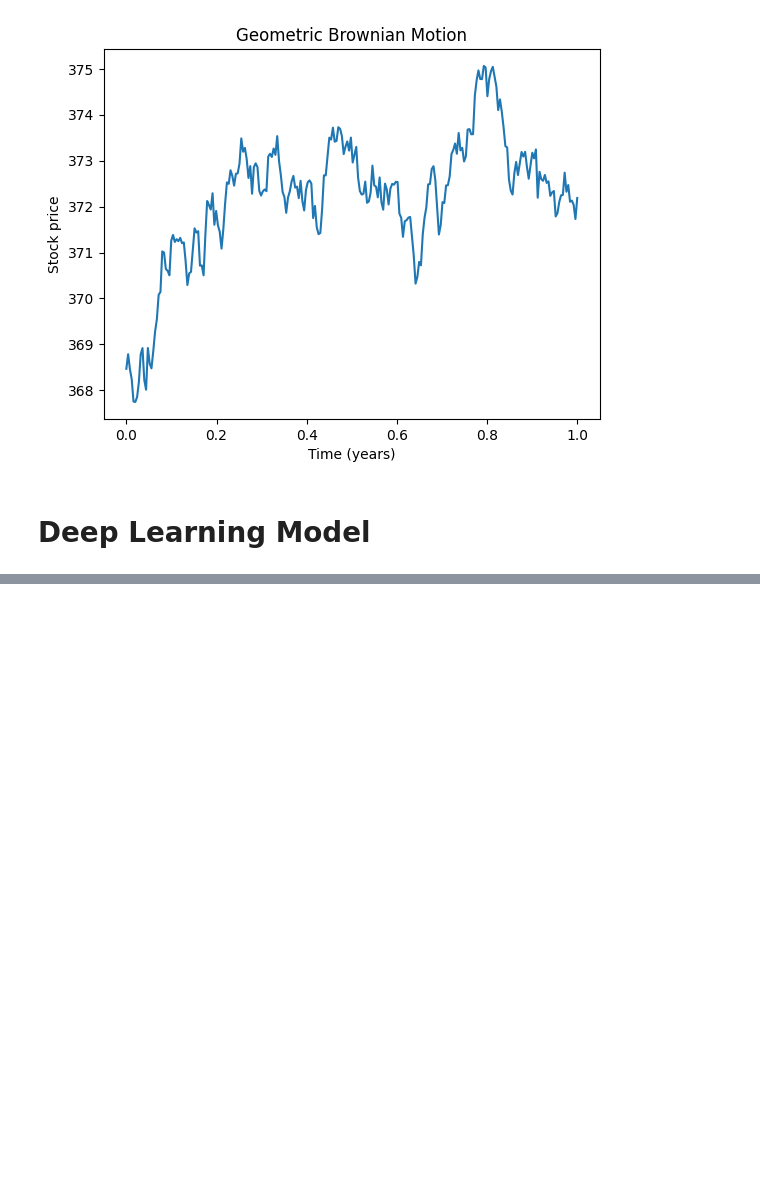
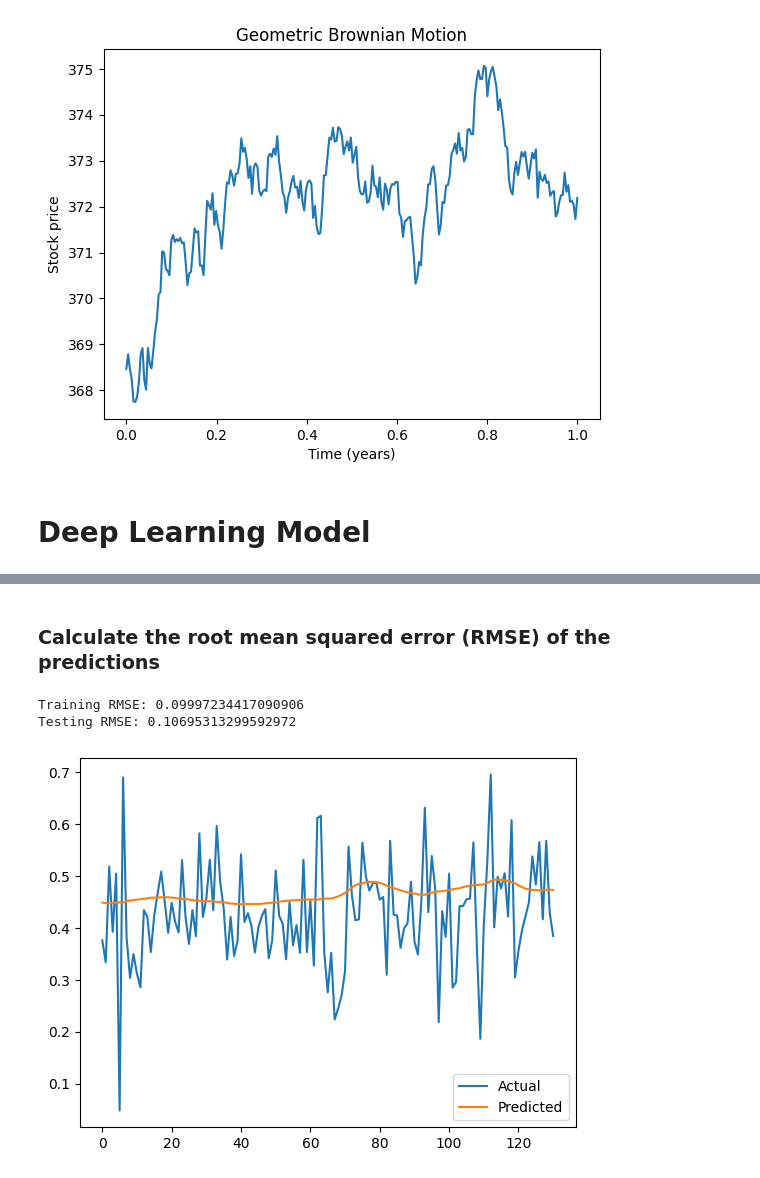
Before and after one commit to imostafizur/DSEBD_Prediction, a Jupyter notebook: GP.ipynb, the cells around one changed output, grey strips where cells are left out. Saved outputs shown, nothing was run; the diff lists cells and outputs as text; code cells hidden in the pictures; blank space fills up the shorter version.

Commit message:
Error fixed

```diff
--- a/GP.ipynb
+++ b/GP.ipynb
@@ -600,0 +620,4 @@ SyntaxError: incomplete input (2589954658.py, line 4)
+# %%
+time_steps = 60
+X_train, y_train = create_dataset(train_data, time_steps)
+X_test, y_test = create_dataset(test_data, time_steps)
@@ -600,0 +626,7 @@ SyntaxError: incomplete input (2589954658.py, line 4)
+# %%
+model = Sequential()
+model.add(LSTM(units=50, return_sequences=True,
+          input_shape=(X_train.shape[1], X_train.shape[2])))
+model.add(LSTM(units=50))
+model.add(Dense(1))
+model.compile(loss='mean_squared_error', optimizer='adam')
@@ -600,0 +635,2 @@ SyntaxError: incomplete input (2589954658.py, line 4)
+# %%
+model.fit(X_train, y_train, epochs=10, batch_size=32)
@@ -600,0 +661,3 @@ SyntaxError: incomplete input (2589954658.py, line 4)
+# %%
+train_predict = model.predict(X_train)
+test_predict = model.predict(X_test)
@@ -600,0 +667,18 @@ SyntaxError: incomplete input (2589954658.py, line 4)
+# %% [markdown]
+### Calculate the root mean squared error (RMSE) of the predictions
+# %%
+train_rmse = np.sqrt(np.mean(np.power((y_train - train_predict), 2)))
+test_rmse = np.sqrt(np.mean(np.power((y_test - test_predict), 2)))
+print("Training RMSE:", train_rmse)
+print("Testing RMSE:", test_rmse)
+# %% [output]
+Training RMSE: 0.09997234417090906
+Testing RMSE: 0.10695313299592972
+# %%
+# plot baseline and predictions
+plt.plot(y_test, label='Actual')
+plt.plot(test_predict, label='Predicted')
+plt.legend()
+plt.show()
+# %% [output]
+[figure, added]
```
Also changed, not shown: parts of 13 cells of this notebook.
